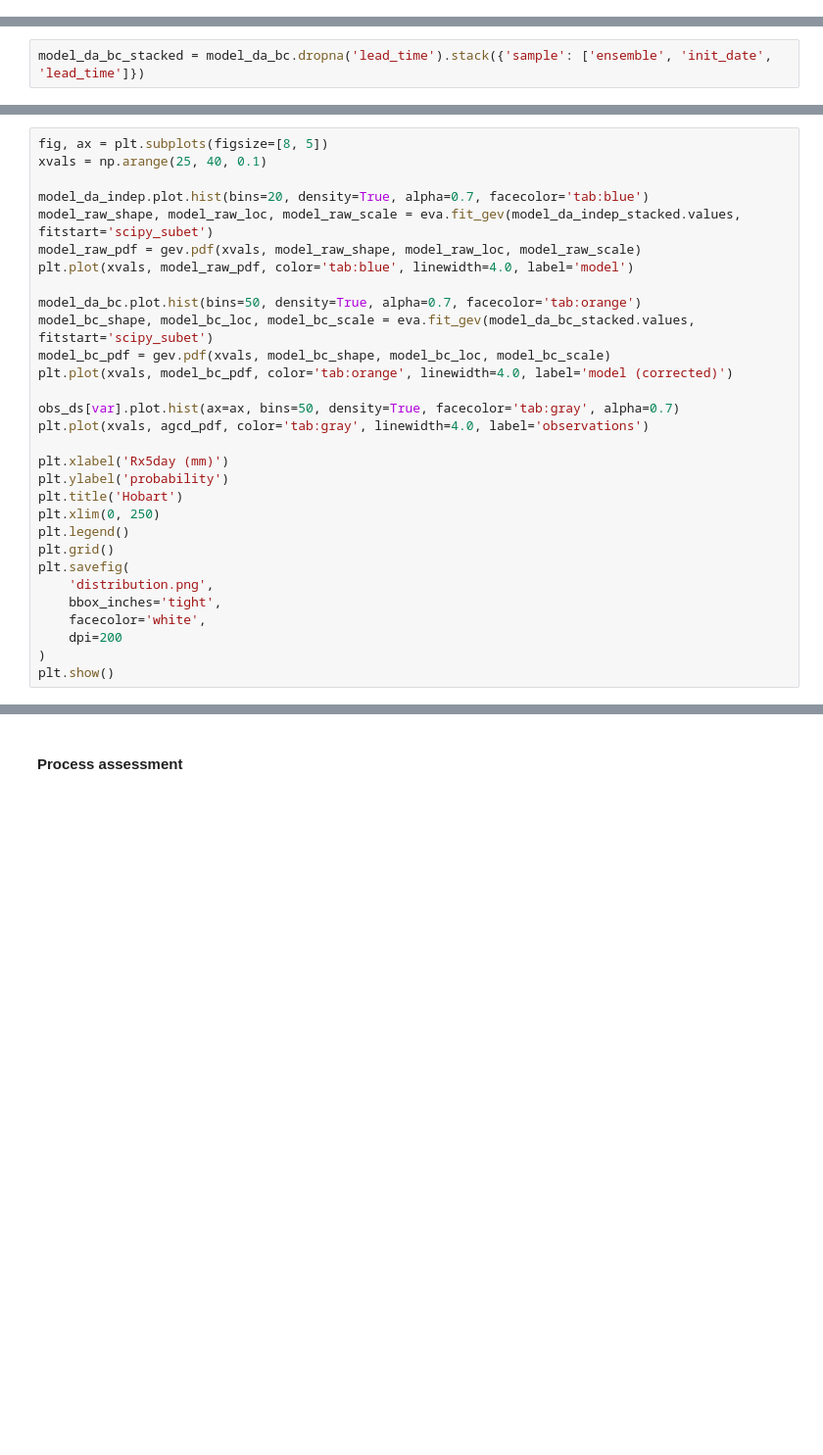
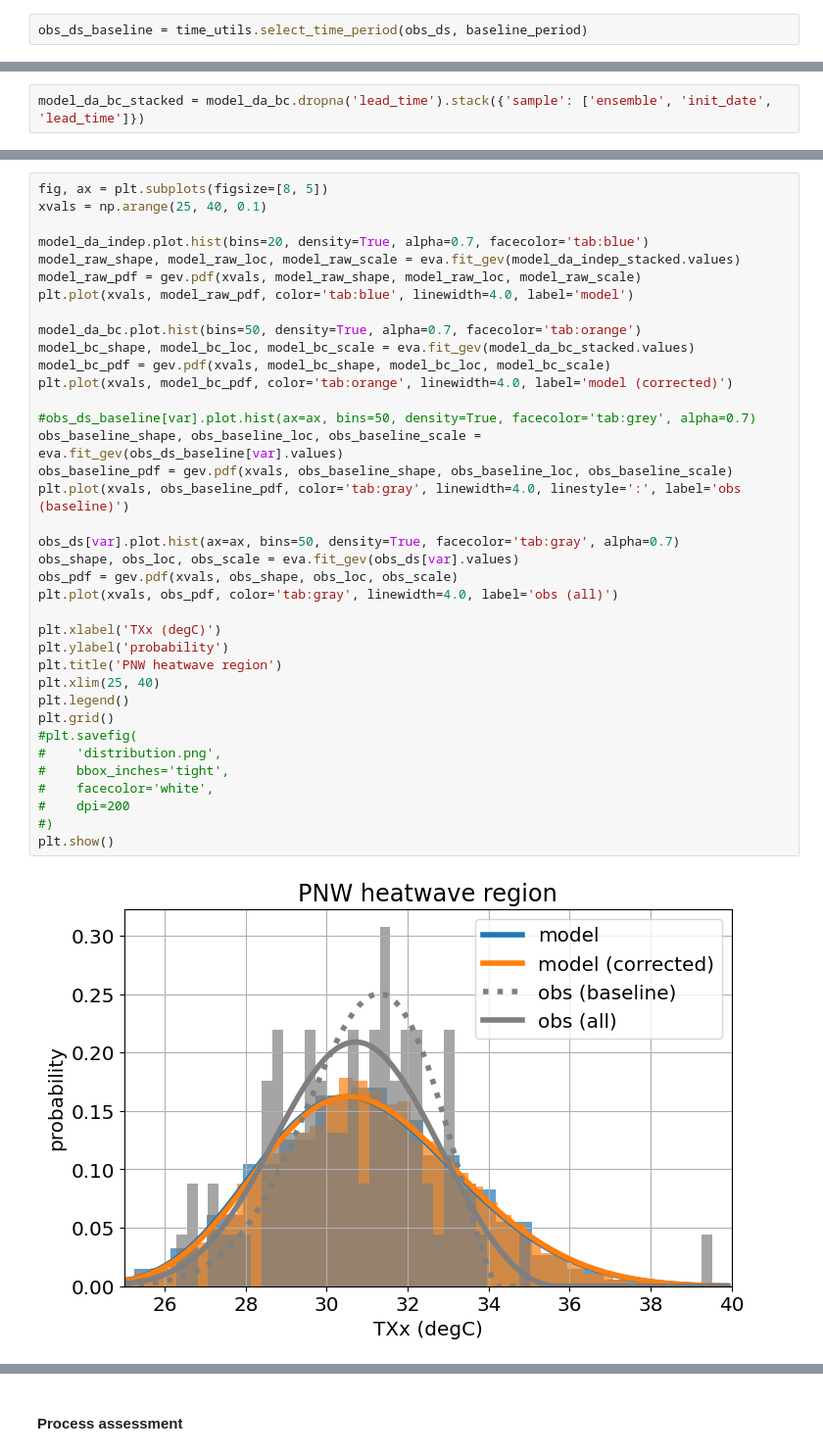
Before and after one commit to DamienIrving/unseen-projects, a Jupyter notebook: project-wcrp-txx/analysis_CanESM5.ipynb, the cells around one changed output, grey strips where cells are left out. Shown at 98% size. Drawn from its saved outputs; the diff is of its cells as text; blank space fills up the shorter version.

```diff
--- a/project-wcrp-txx/analysis_CanESM5.ipynb
+++ b/project-wcrp-txx/analysis_CanESM5.ipynb
@@ -42,0 +85,2 @@ TODO: Use `time_utils.select_time_period` to select the period of time used in t
+# %%
+obs_ds_baseline = time_utils.select_time_period(obs_ds, baseline_period)
@@ -105,30 +258,39 @@ model_da_indep_stacked
 # %%
 fig, ax = plt.subplots(figsize=[8, 5])
 xvals = np.arange(25, 40, 0.1)
 
 model_da_indep.plot.hist(bins=20, density=True, alpha=0.7, facecolor='tab:blue')
-model_raw_shape, model_raw_loc, model_raw_scale = eva.fit_gev(model_da_indep_stacked.values, fitstart='scipy_subet')
+model_raw_shape, model_raw_loc, model_raw_scale = eva.fit_gev(model_da_indep_stacked.values)
 model_raw_pdf = gev.pdf(xvals, model_raw_shape, model_raw_loc, model_raw_scale)
 plt.plot(xvals, model_raw_pdf, color='tab:blue', linewidth=4.0, label='model')
 
 model_da_bc.plot.hist(bins=50, density=True, alpha=0.7, facecolor='tab:orange')
-model_bc_shape, model_bc_loc, model_bc_scale = eva.fit_gev(model_da_bc_stacked.values, fitstart='scipy_subet')
+model_bc_shape, model_bc_loc, model_bc_scale = eva.fit_gev(model_da_bc_stacked.values)
 model_bc_pdf = gev.pdf(xvals, model_bc_shape, model_bc_loc, model_bc_scale)
 plt.plot(xvals, model_bc_pdf, color='tab:orange', linewidth=4.0, label='model (corrected)')
 
+#obs_ds_baseline[var].plot.hist(ax=ax, bins=50, density=True, facecolor='tab:grey', alpha=0.7)
+obs_baseline_shape, obs_baseline_loc, obs_baseline_scale = eva.fit_gev(obs_ds_baseline[var].values)
+obs_baseline_pdf = gev.pdf(xvals, obs_baseline_shape, obs_baseline_loc, obs_baseline_scale)
+plt.plot(xvals, obs_baseline_pdf, color='tab:gray', linewidth=4.0, linestyle=':', label='obs (baseline)')
+
 obs_ds[var].plot.hist(ax=ax, bins=50, density=True, facecolor='tab:gray', alpha=0.7)
-plt.plot(xvals, agcd_pdf, color='tab:gray', linewidth=4.0, label='observations')
+obs_shape, obs_loc, obs_scale = eva.fit_gev(obs_ds[var].values)
+obs_pdf = gev.pdf(xvals, obs_shape, obs_loc, obs_scale)
+plt.plot(xvals, obs_pdf, color='tab:gray', linewidth=4.0, label='obs (all)')
 
-plt.xlabel('Rx5day (mm)')
+plt.xlabel('TXx (degC)')
 plt.ylabel('probability')
-plt.title('Hobart')
-plt.xlim(0, 250)
+plt.title('PNW heatwave region')
+plt.xlim(25, 40)
 plt.legend()
 plt.grid()
-plt.savefig(
-    'distribution.png',
-    bbox_inches='tight',
-    facecolor='white',
-    dpi=200
-)
+#plt.savefig(
+#    'distribution.png',
+#    bbox_inches='tight',
+#    facecolor='white',
+#    dpi=200
+#)
 plt.show()
+# %% [output]
+[figure, added]
```
Also changed, not shown: parts of 27 cells of this notebook.
